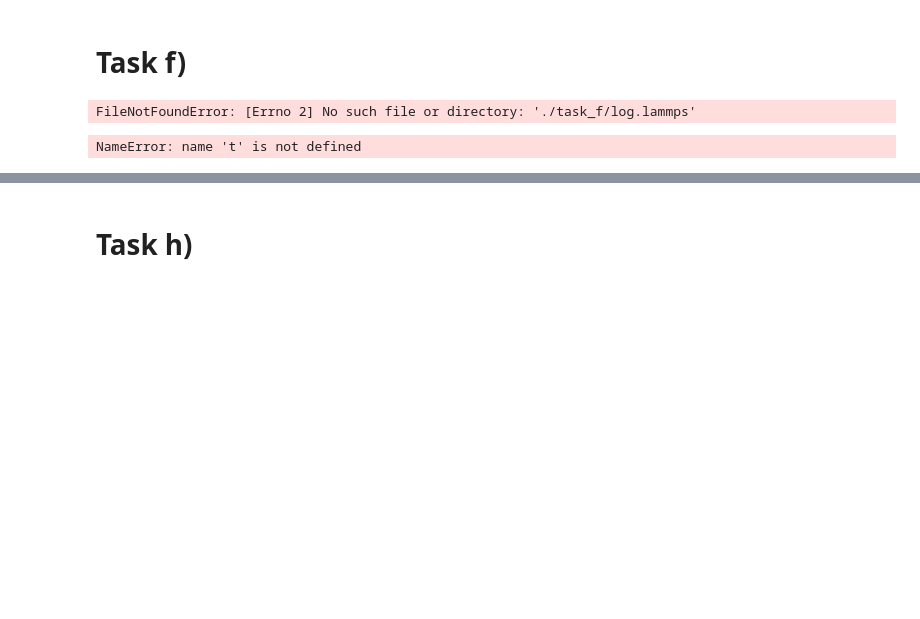
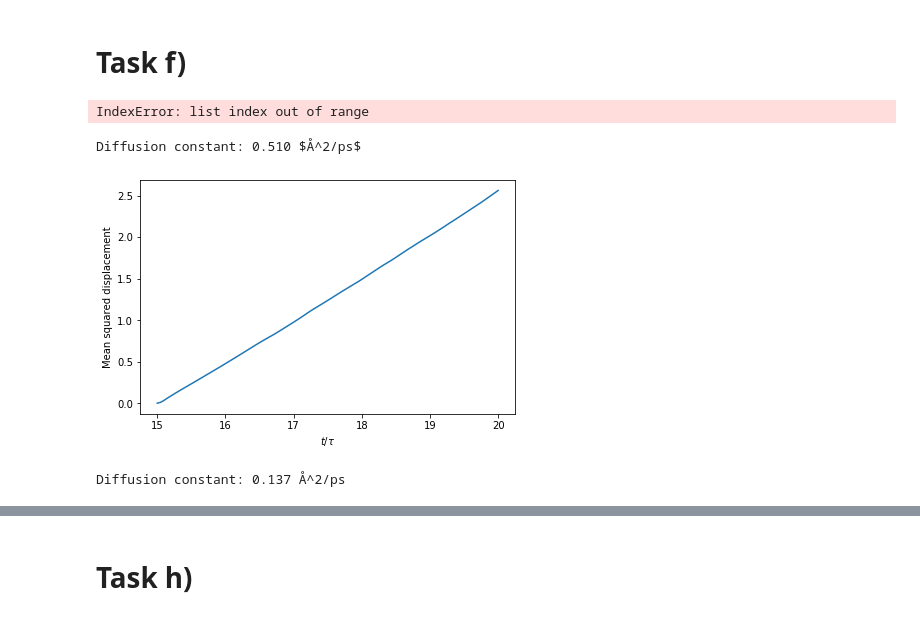
Before and after one commit to chdre/FYS4460, a Jupyter notebook: Project2/Project2.ipynb, the cells around one changed output, grey strips where cells are left out. Saved outputs shown, nothing was run; the diff lists cells and outputs as text; code cells hidden in the pictures; blank space fills up the shorter version.

```diff
--- a/Project2/Project2.ipynb
+++ b/Project2/Project2.ipynb
@@ -74,20 +77,44 @@ msd, t = displacement(read_log('./task_f/log.lammps'))
 
 for i in range(len(msd)):
     plt.plot(t[i], msd[i])
-    plt.xlabel(f'$t / \\tau$')
-    plt.ylabel('Mean squared displacement')
+plt.xlabel(f'$t / \\tau$')
+plt.ylabel('Mean squared displacement')
+plt.title('Porous Argon, T=1.5')
 plt.tight_layout(True)
 plt.show()
 # %% [output]
-FileNotFoundError: [Errno 2] No such file or directory: './task_f/log.lammps'
+IndexError: list index out of range
 # %%
-t = t[0][:, 0]
-msd = msd[0]
+tt = np.array(t[0][:, 0])
+msdd = np.array(msd[0])
 
-idx = np.argwhere(t > 16)
-t = t[idx]
-msd = msd[idx]
-D, _ = np.polyfit(np.array(t, msd, 1))
-print(D)
+idx = np.argwhere(tt > 16)
+tt = tt[idx][:, 0] * 2.1569
+msdd = msdd[idx][:, 0] * 3.405
+D, _ = np.polyfit(tt, msdd, 1)
+print(f'Diffusion constant: {D / 6:.3f} Å^2/ps')
 # %% [output]
-NameError: name 't' is not defined
+Diffusion constant: 0.510 $Å^2/ps$
+# %%
+msd2, t2 = displacement(read_log('./task_f/log_msd.lammps'))
+
+for i in range(len(msd2)):
+    plt.plot(t2[i], msd2[i])
+plt.xlabel(f'$t / \\tau$')
+plt.ylabel('Mean squared displacement')
+plt.title('Bulk Argon, T=1.5')
+plt.tight_layout(True)
+plt.show()
+# %% [output]
+[figure, added]
+# %%
+tt2 = np.array(t2[0][:, 0])
+msdd2 = np.array(msd2[0])
+
+idx = np.argwhere(tt2 > 16)
+tt2 = tt2[idx][:, 0] * 2.1569
+msdd2 = msdd2[idx][:, 0] * 3.405
+D2, _ = np.polyfit(tt2, msdd2, 1)
+print(f'Diffusion constant: {D2 / 6:.3f} Å^2/ps')
+# %% [output]
+Diffusion constant: 0.137 Å^2/ps
```
Also changed, not shown: parts of 3 cells of this notebook, 2 other files.
